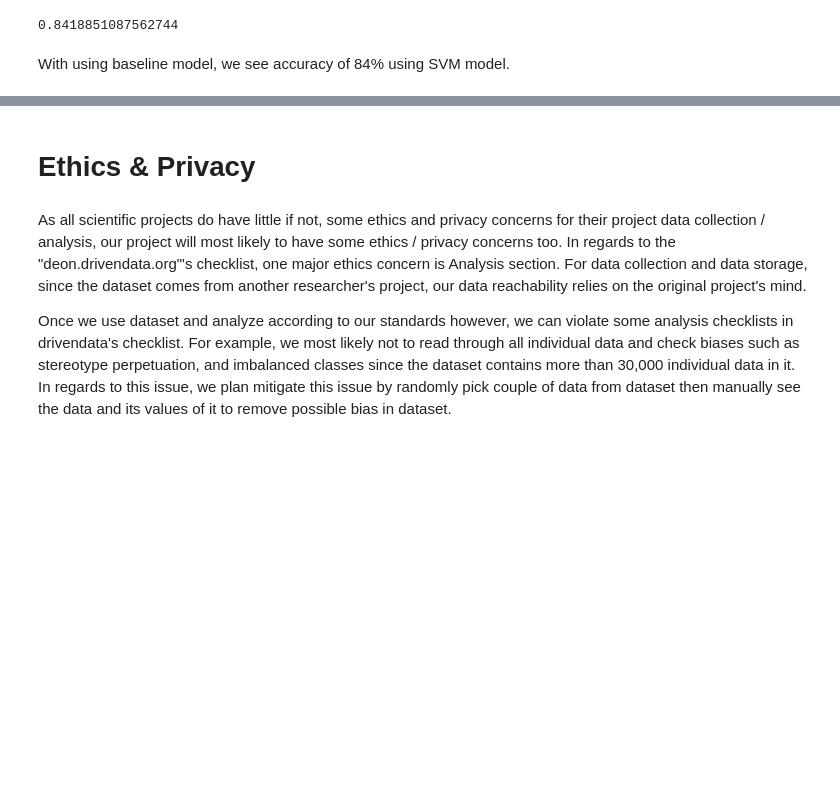
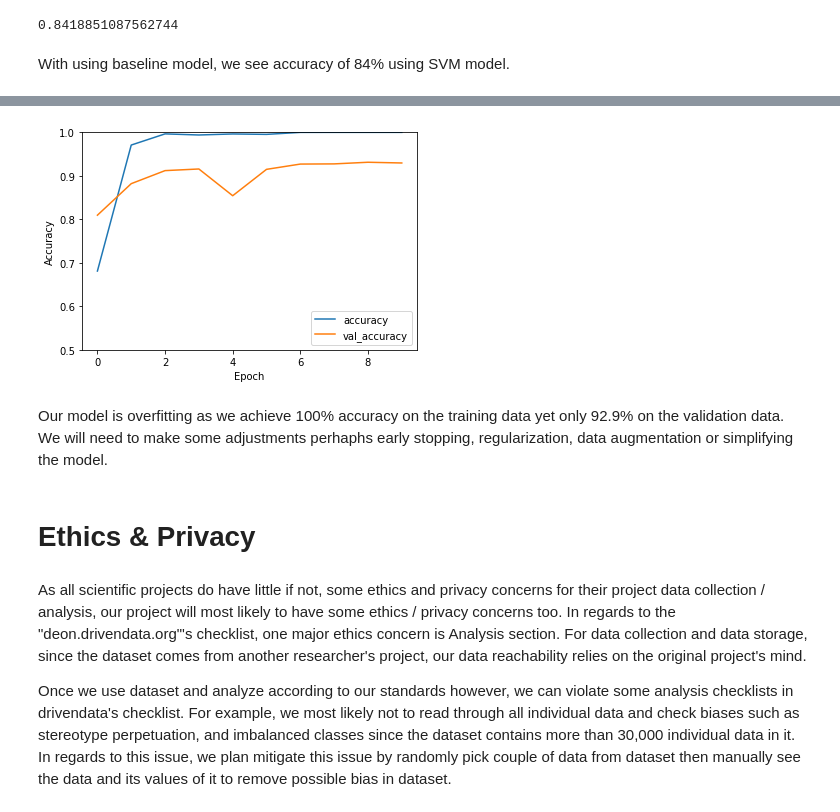
Before and after one commit to brip/ASL-hand-gesture-classificaiton, a Jupyter notebook: Checkpoint_group031.ipynb, the cells around one changed output, grey strips where cells are left out. Saved outputs shown, nothing was run; the diff lists cells and outputs as text; code cells hidden in the pictures; blank space fills up the shorter version.

```diff
--- a/Checkpoint_group031.ipynb
+++ b/Checkpoint_group031.ipynb
@@ -141,0 +146,25 @@ With using baseline model, we see accuracy of 84% using SVM model.
+# %%
+# Normalize the data
+X_train /= 255.0
+X_test /= 255.0
+
+# Resize to input CNN
+X_train = X_train.values
+X_test = X_test.values
+X_train = X_train.reshape(-1,28,28,1)
+X_test = X_test.reshape(-1,28,28,1)
+# %%
+from tensorflow.keras import layers, models
+
+model = models.Sequential();
+model.add(layers.Conv2D(32, (3, 3), activation='relu', input_shape=(28, 28, 1)))
+model.add(layers.MaxPooling2D((2, 2)))
+model.add(layers.Conv2D(64, (3, 3), activation='relu'))
+model.add(layers.MaxPooling2D((2, 2)))
+model.add(layers.Conv2D(64, (3, 3), activation='relu'))
+
+model.add(layers.Flatten())
+model.add(layers.Dense(64, activation='relu'))
+model.add(layers.Dense(25))
+
+model.summary()
@@ -141,0 +189,4 @@ With using baseline model, we see accuracy of 84% using SVM model.
+# %%
+model.compile(optimizer='adam',loss=tf.keras.losses.SparseCategoricalCrossentropy(from_logits=True), metrics=['accuracy'])
+
+history = model.fit(X_train, y_train, epochs=10, validation_data=(X_test, y_test))
@@ -141,0 +214,10 @@ With using baseline model, we see accuracy of 84% using SVM model.
+# %%
+plt.plot(history.history['accuracy'], label='accuracy')
+plt.plot(history.history['val_accuracy'], label = 'val_accuracy')
+plt.xlabel('Epoch')
+plt.ylabel('Accuracy')
+plt.ylim([0.5, 1])
+plt.legend(loc='lower right')
+
+test_loss, test_acc = model.evaluate(X_test, y_test, verbose=2)
+# %% [output]
@@ -142,3 +225,6 @@ With using baseline model, we see accuracy of 84% using SVM model.
+[figure, added]
+# %% [markdown]
+Our model is overfitting as we achieve 100% accuracy on the training data yet only 92.9% on the validation data. We will need to make some adjustments perhaphs early stopping, regularization, data augmentation or simplifying the model.
 # %% [markdown]
 # Ethics & Privacy
 # %% [markdown]
```
Also changed, not shown: parts of 5 cells of this notebook, 1 other file.
